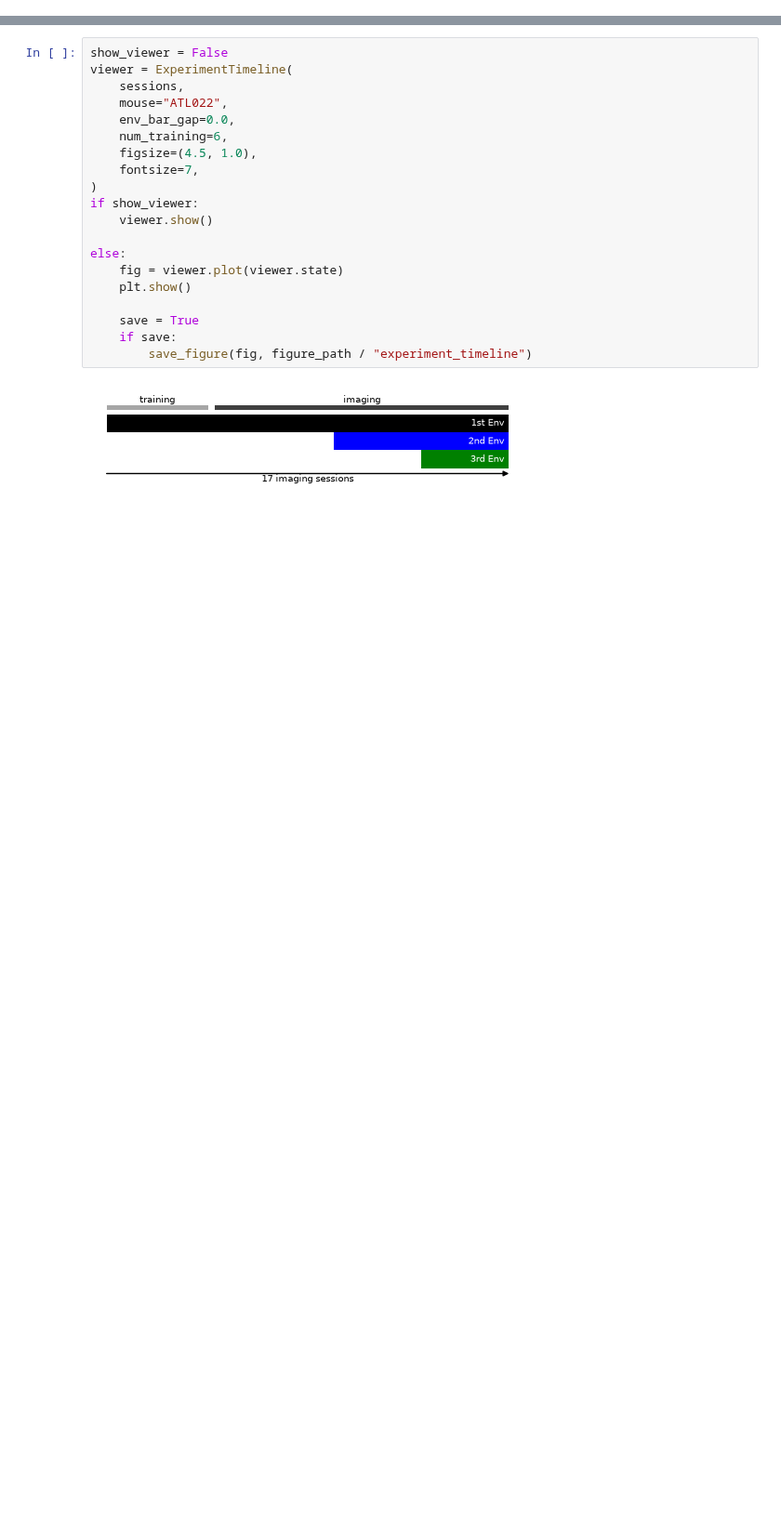
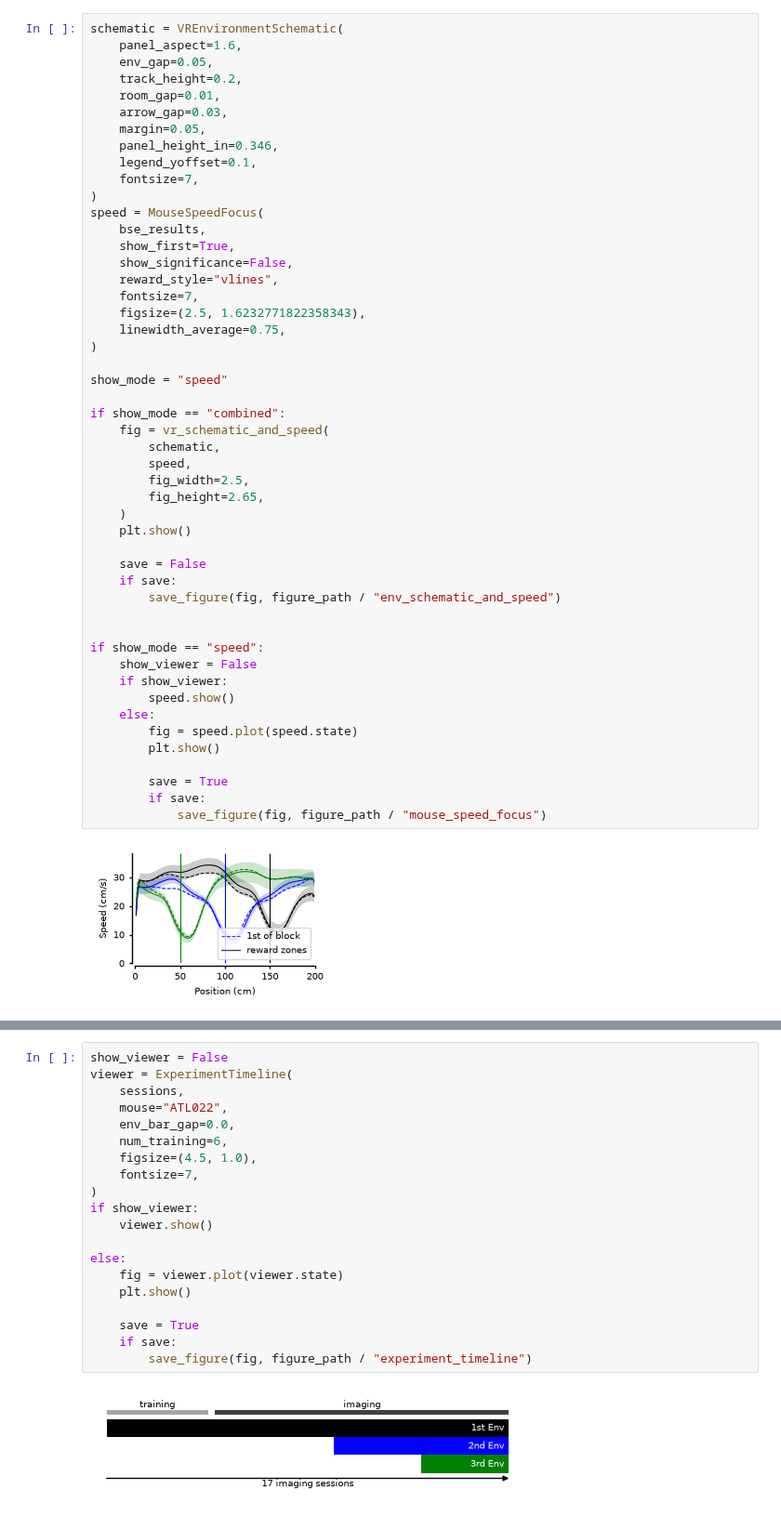
Before and after one commit to landoskape/vrAnalysis, a Jupyter notebook: dimensionality_manuscript/dim_intro_primary_refactor.ipynb, the cells around one changed output, grey strips where cells are left out. Shown at 93% size. Drawn from its saved outputs; the diff is of its cells as text; blank space fills up the shorter version.

```diff
--- a/dimensionality_manuscript/dim_intro_primary_refactor.ipynb
+++ b/dimensionality_manuscript/dim_intro_primary_refactor.ipynb
@@ -87,0 +90,51 @@ HBox(children=(VBox(children=(VBox(children=(HTML(value='<b>Parameters</b>'), Fl
+# %%
+schematic = VREnvironmentSchematic(
+    panel_aspect=1.6,
+    env_gap=0.05,
+    track_height=0.2,
+    room_gap=0.01,
+    arrow_gap=0.03,
+    margin=0.05,
+    panel_height_in=0.346,
+    legend_yoffset=0.1,
+    fontsize=7,
+)
+speed = MouseSpeedFocus(
+    bse_results,
+    show_first=True,
+    show_significance=False,
+    reward_style="vlines",
+    fontsize=7,
+    figsize=(2.5, 1.6232771822358343),
+    linewidth_average=0.75,
+)
+
+show_mode = "speed"
+
+if show_mode == "combined":
+    fig = vr_schematic_and_speed(
+        schematic,
+        speed,
+        fig_width=2.5,
+        fig_height=2.65,
+    )
+    plt.show()
+
+    save = False
+    if save:
+        save_figure(fig, figure_path / "env_schematic_and_speed")
+
+
+if show_mode == "speed":
+    show_viewer = False
+    if show_viewer:
+        speed.show()
+    else:
+        fig = speed.plot(speed.state)
+        plt.show()
+
+        save = True
+        if save:
+            save_figure(fig, figure_path / "mouse_speed_focus")
+# %% [output]
+[figure, added]
```
Also changed, not shown: parts of 15 cells of this notebook, 35 other files.
